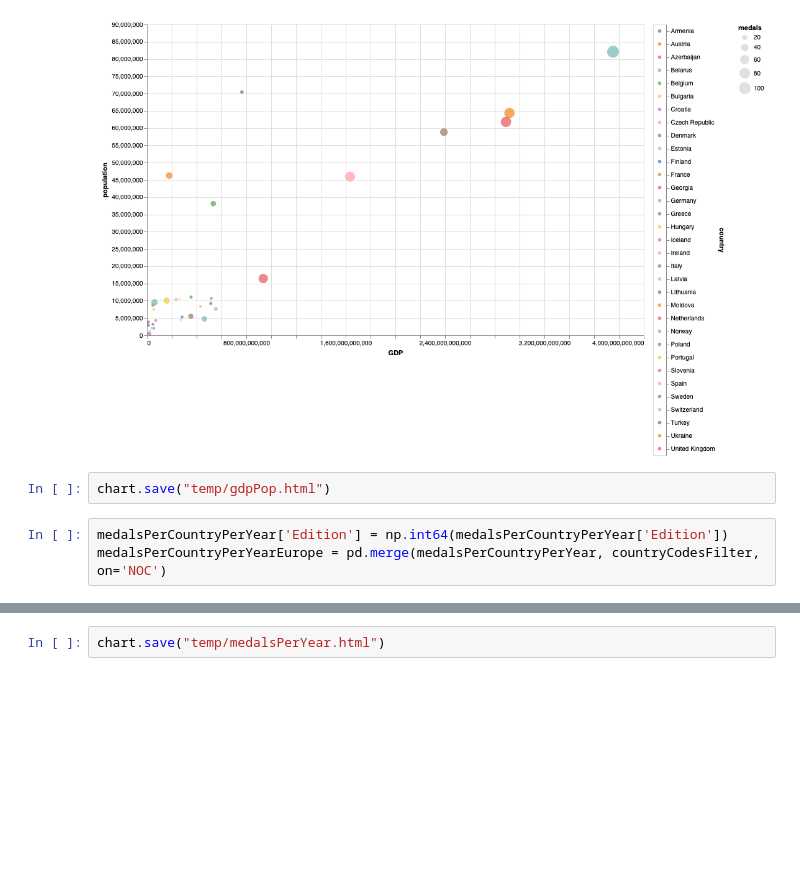
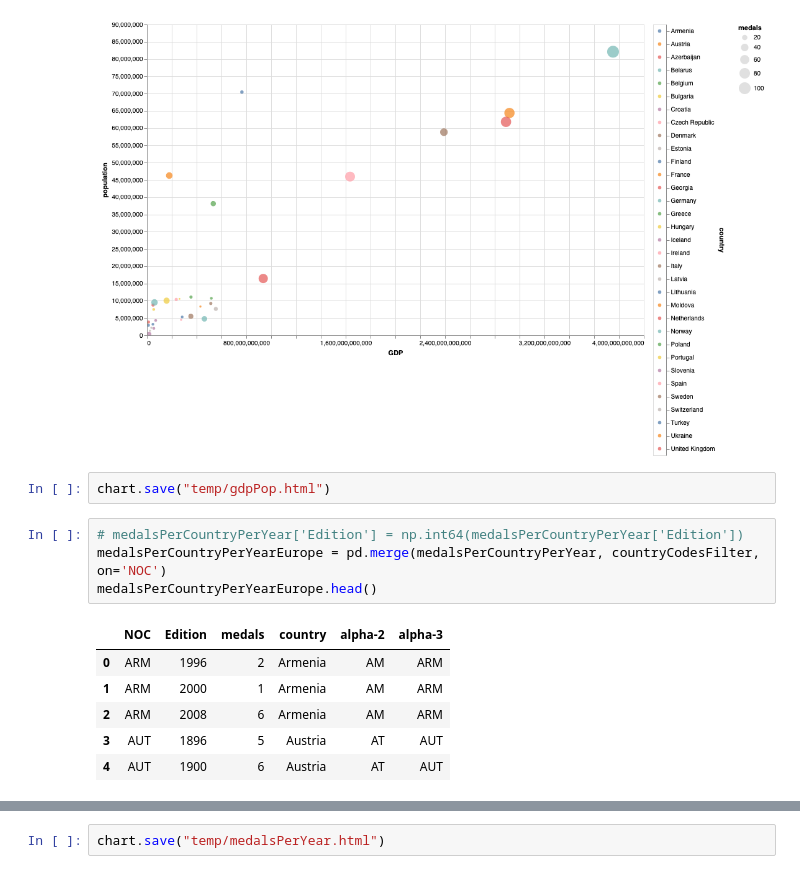
Before and after one commit to stufi04/storytelling, a Jupyter notebook: FINAL graphs.ipynb, the cells around one changed output, grey strips where cells are left out. Drawn from its saved outputs; the diff is of its cells as text; blank space fills up the shorter version.

```diff
--- a/FINAL graphs.ipynb
+++ b/FINAL graphs.ipynb
@@ -303,8 +303,16 @@ chart
 # %%
 chart.save("temp/gdpPop.html")
 # %%
-medalsPerCountryPerYear['Edition'] = np.int64(medalsPerCountryPerYear['Edition'])
+# medalsPerCountryPerYear['Edition'] = np.int64(medalsPerCountryPerYear['Edition'])
 medalsPerCountryPerYearEurope = pd.merge(medalsPerCountryPerYear, countryCodesFilter, on='NOC')
+medalsPerCountryPerYearEurope.head()
+# %% [output]
+|  | NOC | Edition | medals | country | alpha-2 | alpha-3 |
+| 0 | ARM | 1996 | 2 | Armenia | AM | ARM |
+| 1 | ARM | 2000 | 1 | Armenia | AM | ARM |
+| 2 | ARM | 2008 | 6 | Armenia | AM | ARM |
+| 3 | AUT | 1896 | 5 | Austria | AT | AUT |
+| 4 | AUT | 1900 | 6 | Austria | AT | AUT |
 # %%
 import altair as alt
 from vega_datasets import data
```
Also changed, not shown: parts of 1 cell of this notebook, 3 other files.
